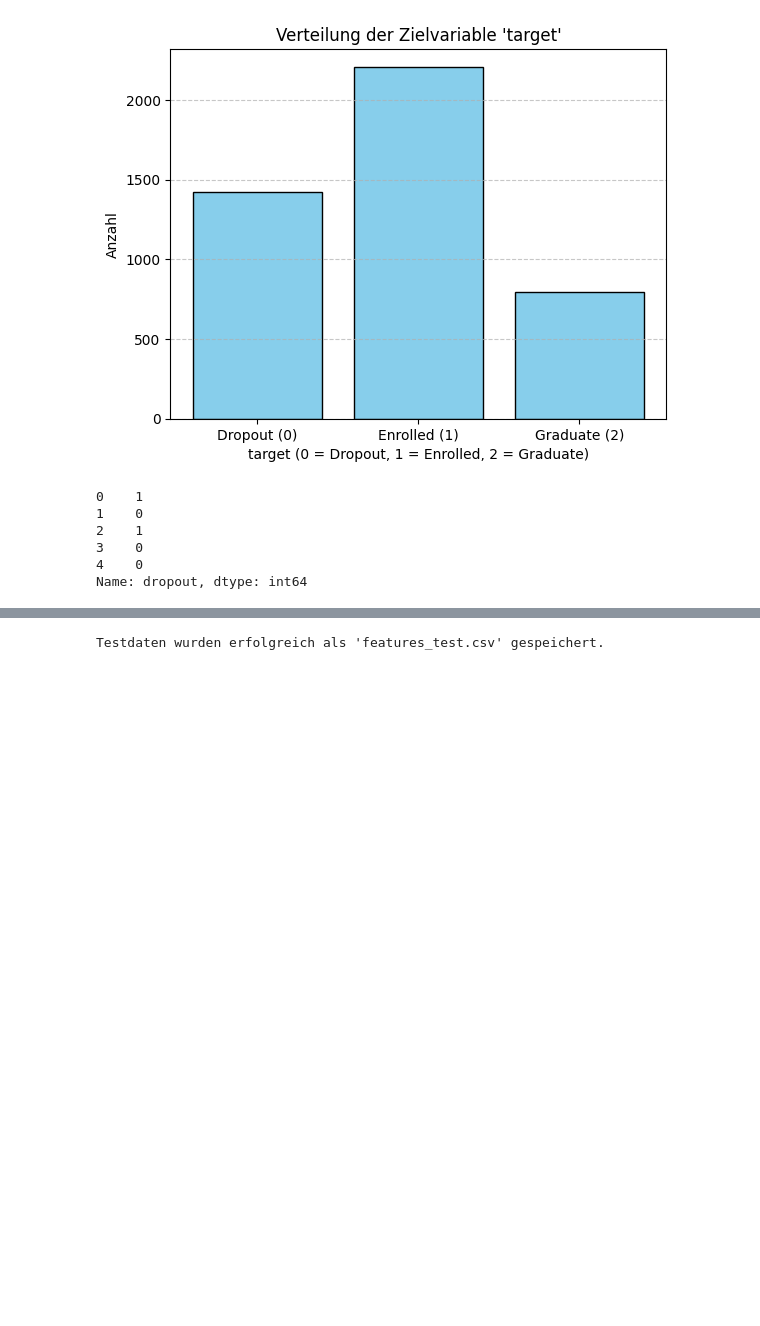
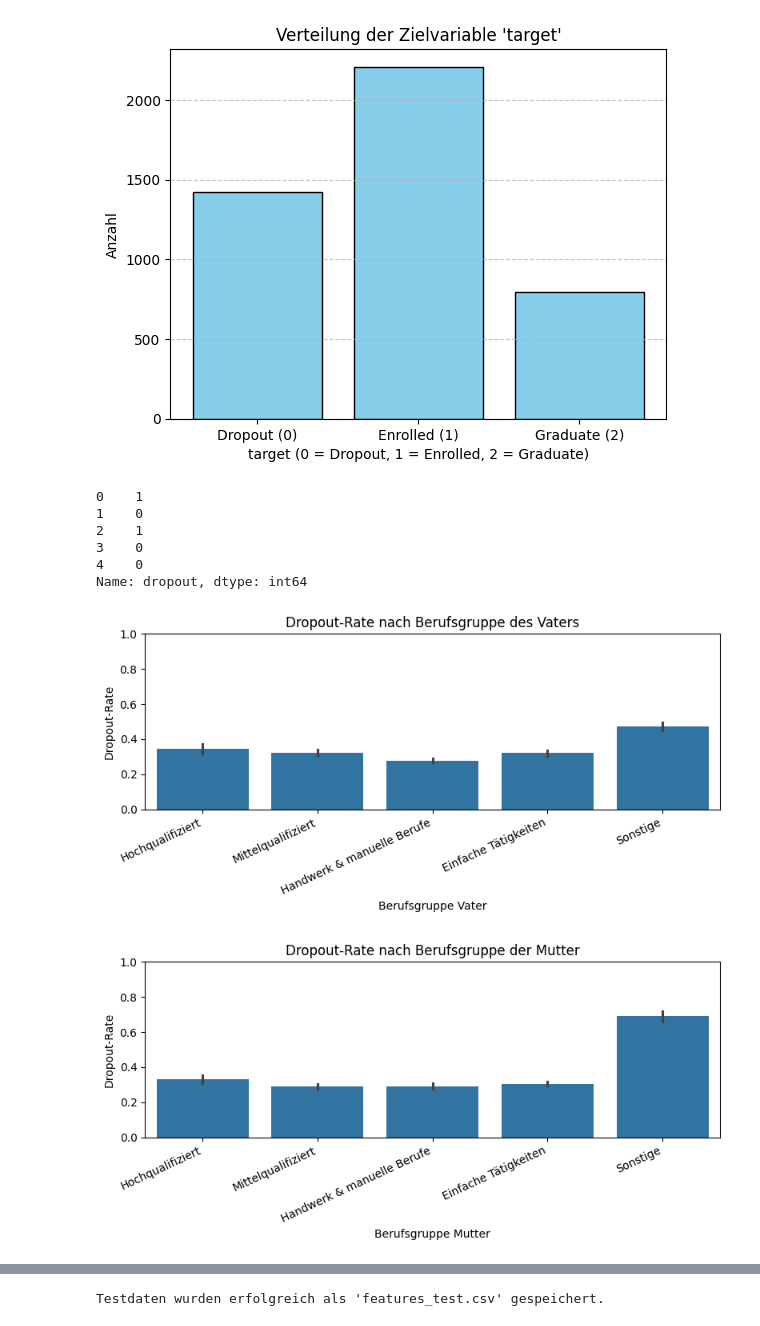
Before and after one commit to Sorour2025/SorourEndProjekt, a Jupyter notebook: data.ipynb, the cells around one changed output, grey strips where cells are left out. Cells and saved outputs as stored; diff of their text form; code cells hidden in the pictures; blank space fills up the shorter version.

Commit message:
Visualisierungen nach Bildungs- und Berufshintergründen der Eltern

```diff
--- a/data.ipynb
+++ b/data.ipynb
@@ -246,7 +246,7 @@ Name: proportion, dtype: float64
 [figure]
 # %%
 # Zielvariable „Dropout“ in Binärspalte umwandeln
-df['dropout'] = df['Target'].apply(lambda x: 1 if x == 'Dropout' else 0)
+df['dropout'] = df['target'].apply(lambda x: 1 if x == 'Dropout' else 0)
 df['dropout'].head()
 # %% [output]
 0    1
@@ -274,3 +274,44 @@ def group_occupation(code):
 # Neue Spalten mit gruppierten Berufen:
 df['father_occ_group'] = df["fathers_occupation"].apply(group_occupation)
 df['mother_occ_group'] = df["mothers_occupation"].apply(group_occupation)
+# %%
+# 1) Dropout-Rate nach Berufsgruppe des Vaters
+plt.figure(figsize=(8,4))
+sns.barplot(
+    data=df,
+    x='father_occ_group',
+    y='dropout',
+    estimator=lambda x: sum(x)/len(x),  # Anteil Dropout (durchschnitt der Binärvariable)
+    errorbar='se',                     # Standardfehler als Fehlerbalken
+    order=['Hochqualifiziert','Mittelqualifiziert',
+           'Handwerk & manuelle Berufe','Einfache Tätigkeiten','Sonstige']
+)
+plt.ylim(0, 1)
+plt.xlabel('Berufsgruppe Vater')
+plt.ylabel('Dropout-Rate')
+plt.title('Dropout-Rate nach Berufsgruppe des Vaters')
+plt.xticks(rotation=25, ha='right')
+plt.tight_layout()
+plt.show()
+
+# 2) Dropout-Rate nach Berufsgruppe der Mutter
+plt.figure(figsize=(8,4))
+sns.barplot(
+    data=df,
+    x='mother_occ_group',
+    y='dropout',
+    estimator=lambda x: sum(x)/len(x),
+    errorbar='se',
+    order=['Hochqualifiziert','Mittelqualifiziert',
+           'Handwerk & manuelle Berufe','Einfache Tätigkeiten','Sonstige']
+)
+plt.ylim(0, 1)
+plt.xlabel('Berufsgruppe Mutter')
+plt.ylabel('Dropout-Rate')
+plt.title('Dropout-Rate nach Berufsgruppe der Mutter')
+plt.xticks(rotation=25, ha='right')
+plt.tight_layout()
+plt.show()
+# %% [output]
+[figure, added]
+[figure, added]
```
Also changed, not shown: parts of 3 cells of this notebook.
